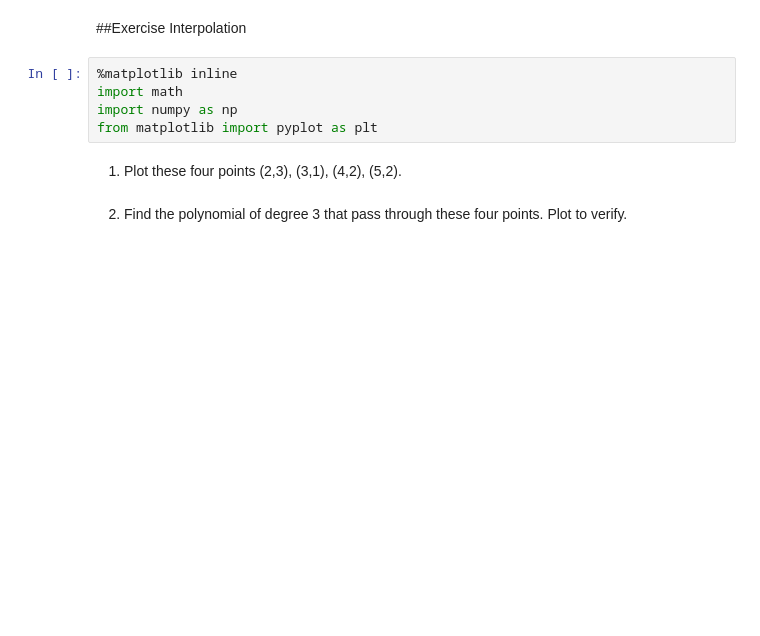
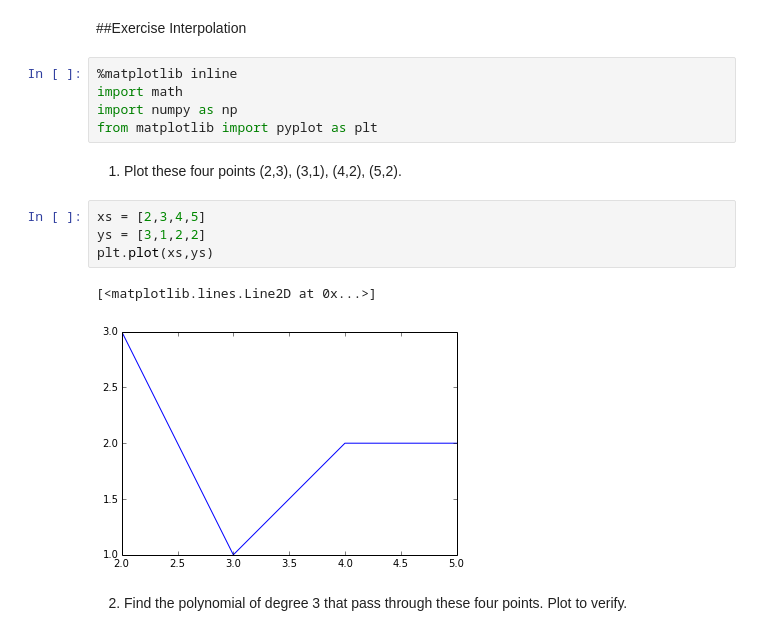
Before and after one commit to KongsakTi/NumMeth, a Jupyter notebook: Week04/04 Interpolation and Integration.ipynb, the cells around one changed output. Drawn from its saved outputs; the diff is of its cells as text; blank space fills up the shorter version.

```diff
--- a/Week04/04 Interpolation and Integration.ipynb
+++ b/Week04/04 Interpolation and Integration.ipynb
@@ -7,5 +7,12 @@ import numpy as np
 from matplotlib import pyplot as plt
 # %% [markdown]
 1) Plot these four points (2,3), (3,1), (4,2), (5,2).
+# %%
+xs = [2,3,4,5]
+ys = [3,1,2,2]
+plt.plot(xs,ys)
+# %% [output]
+[<matplotlib.lines.Line2D at 0x...>]
+[figure, added]
 # %% [markdown]
 2) Find the polynomial of degree 3 that pass through these four points. Plot to verify.
```
Also changed, not shown: parts of 12 cells of this notebook, 10 other files.
